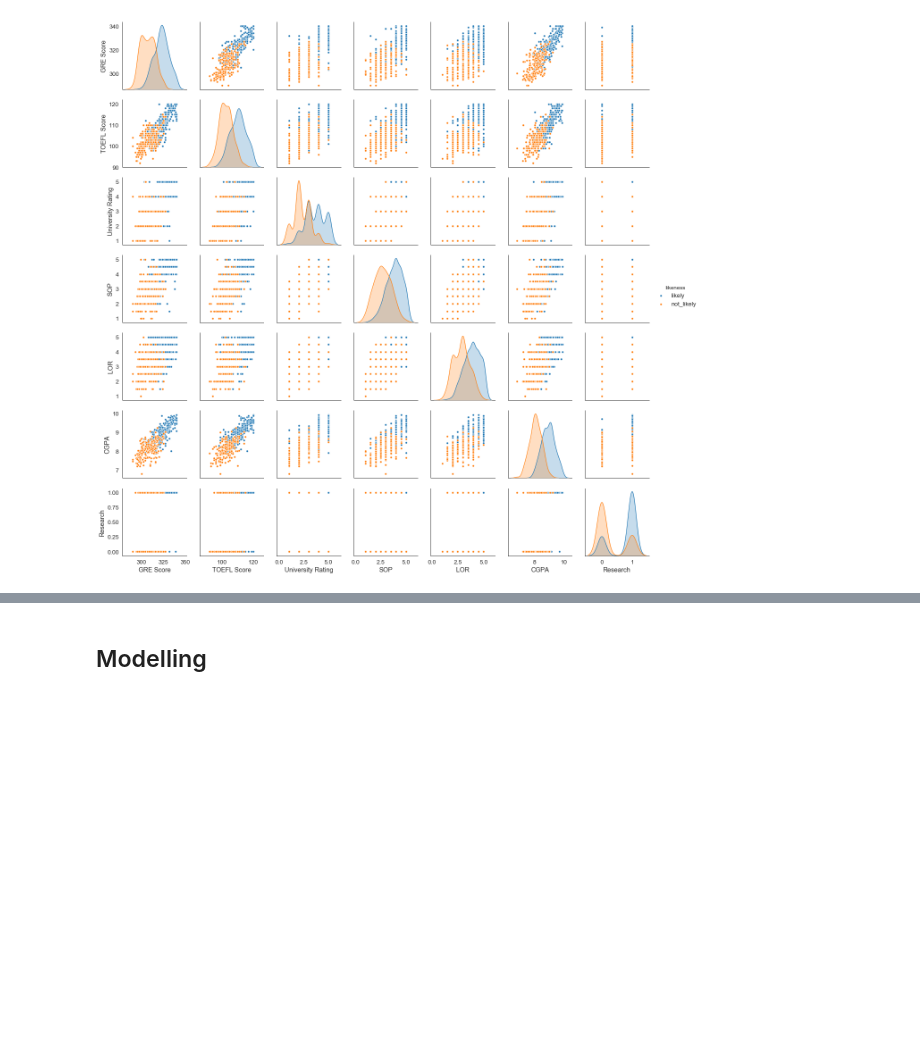
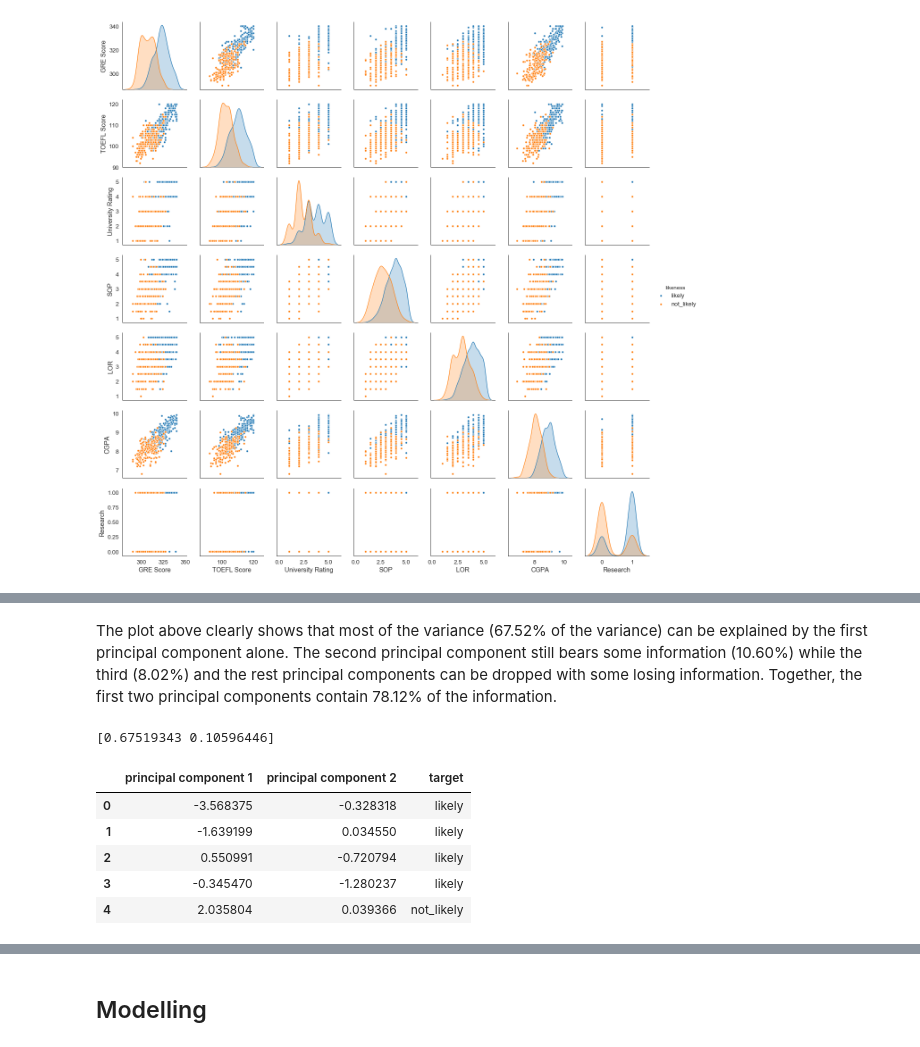
Before and after one commit to kylelee417/CollabProject, a Jupyter notebook: project_notebook.ipynb, the cells around one changed output, grey strips where cells are left out. Saved outputs shown, nothing was run; the diff lists cells and outputs as text; code cells hidden in the pictures; blank space fills up the shorter version.

```diff
--- a/project_notebook.ipynb
+++ b/project_notebook.ipynb
@@ -234,0 +335,11 @@ sns.pairplot(ga_df,vars=['GRE Score', 'TOEFL Score', 'University Rating', 'SOP',
+# %% [markdown]
+The plot above clearly shows that most of the variance (67.52% of the variance) can be explained by the first principal component alone. The second principal component still bears some information (10.60%) while the third (8.02%) and the rest principal components can be dropped with some losing information. Together, the first two principal components contain 78.12% of the information.
+# %%
+from sklearn.decomposition import PCA
+pca = PCA(n_components=2)
+principalComponents = pca.fit_transform(x)
+principalDf = pd.DataFrame(data = principalComponents
+             , columns = ['principal component 1', 'principal component 2'])
+print(pca.explained_variance_ratio_)
+# %% [output]
+[0.67519343 0.10596446]
@@ -234,0 +351,9 @@ sns.pairplot(ga_df,vars=['GRE Score', 'TOEFL Score', 'University Rating', 'SOP',
+# %%
+finalDf.head()
+# %% [output]
+|  | principal component 1 | principal component 2 | target |
+| 0 | -3.568375 | -0.328318 | likely |
+| 1 | -1.639199 | 0.034550 | likely |
+| 2 | 0.550991 | -0.720794 | likely |
+| 3 | -0.345470 | -1.280237 | likely |
+| 4 | 2.035804 | 0.039366 | not_likely |
```
Also changed, not shown: parts of 22 cells of this notebook, 3 other files.
